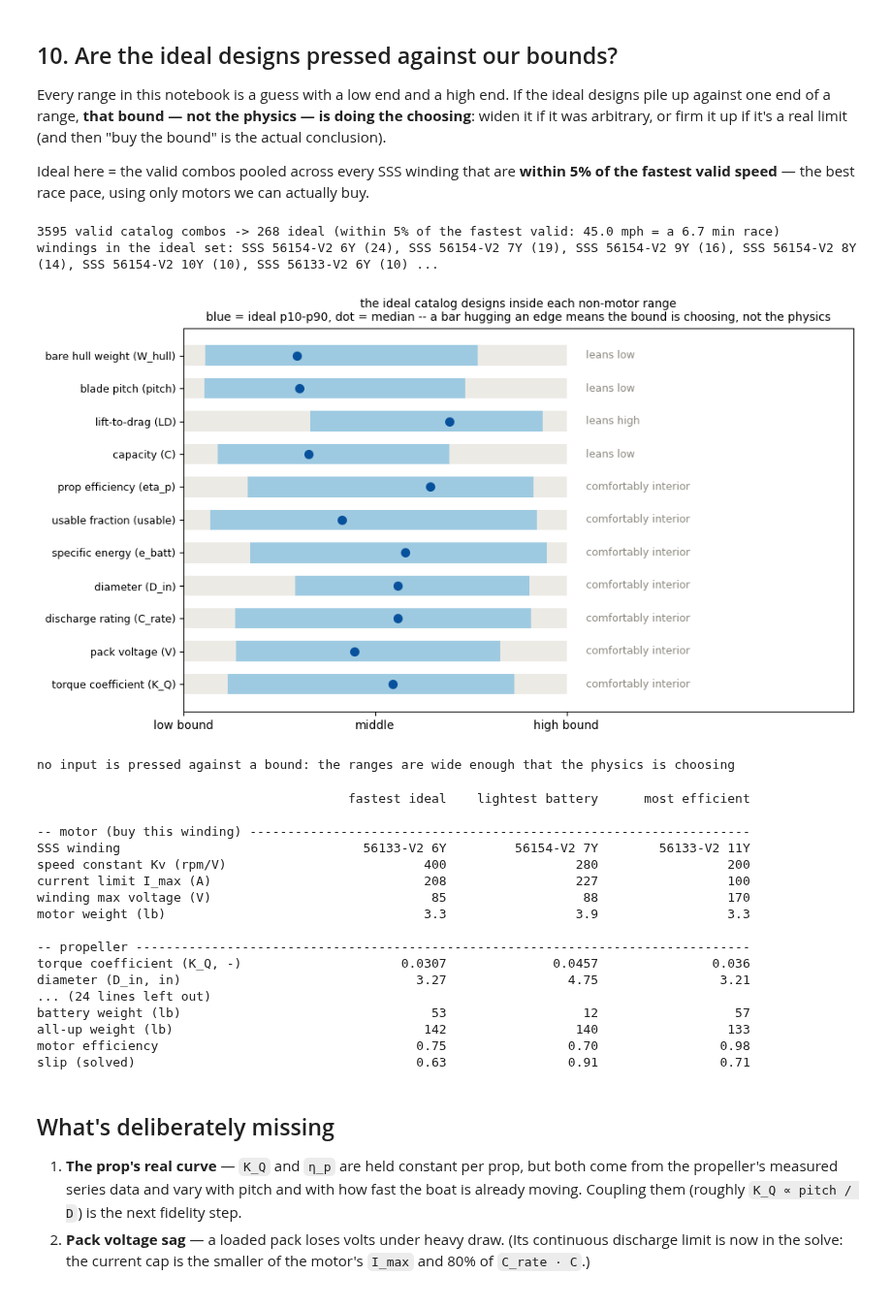
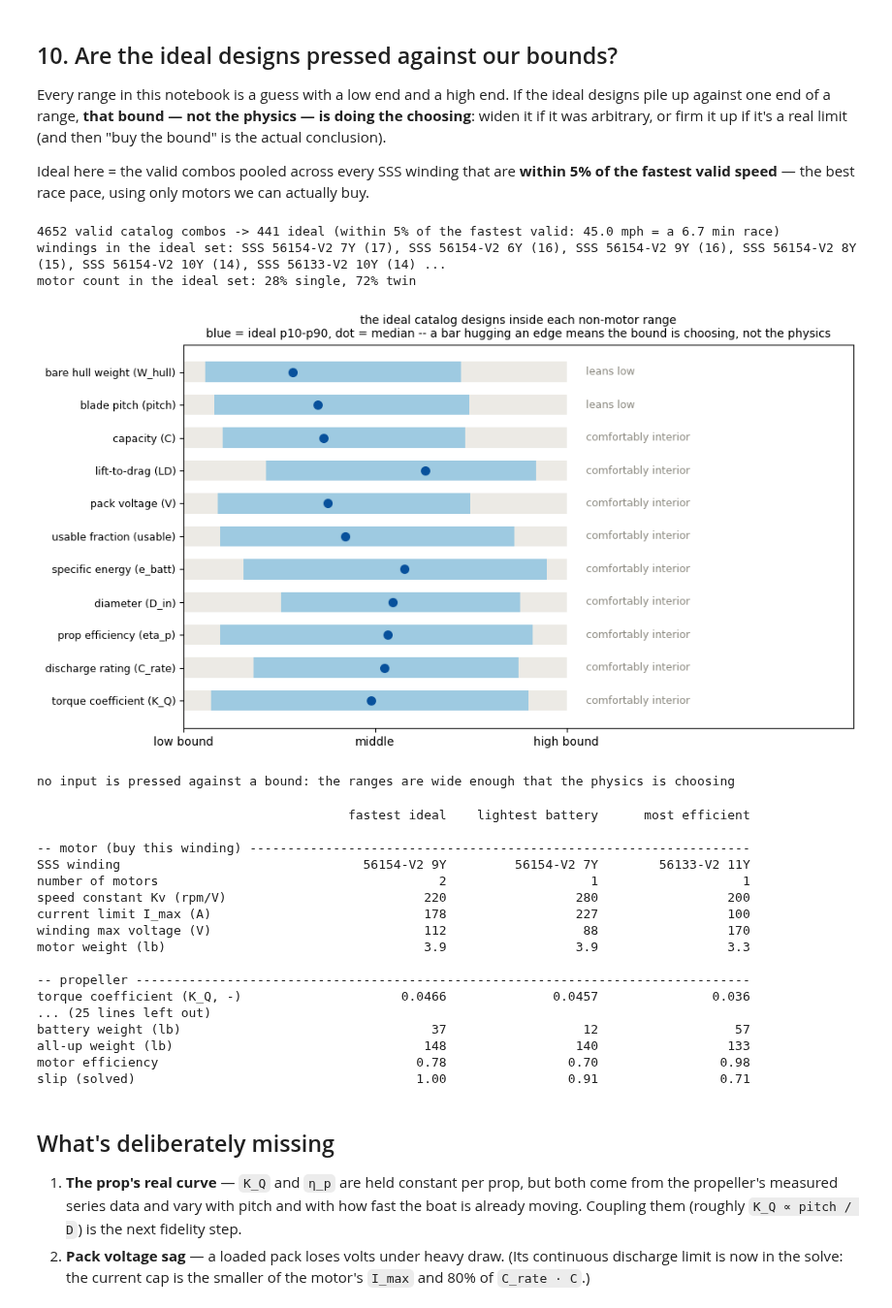
Before and after one commit to MarMar888/haav-modeling, a Jupyter notebook: willmarley.ipynb, the cells around one changed output. Shown at 97% size. Cells and saved outputs as stored; diff of their text form; code cells hidden in the pictures.

```diff
--- a/willmarley.ipynb
+++ b/willmarley.ipynb
@@ -515,9 +521,10 @@ plt.tight_layout(); plt.show()
 # %% [output]
 [figure]
 # %%
-# one panel per input: sweep it across its range, everything else held mid-range
+# one panel per input: sweep it across its range, everything else held mid-range (one motor)
+SWEEP_KEYS = [k for k in BOUNDS if k != "n_motors"]
 fig, axes = plt.subplots(4, 4, figsize=(12, 10), sharey=True)
-for key, ax in zip(BOUNDS, axes.flat):
+for key, ax in zip(SWEEP_KEYS, axes.flat):
     lo, hi = BOUNDS[key]
     xs = np.linspace(lo, hi, 60)
     res = [solve(**{key: x}) for x in xs]
@@ -528,7 +535,7 @@ for key, ax in zip(BOUNDS, axes.flat):
         ax.plot(xs[lim], ys[lim], ".", color="tab:orange", ms=4)
     ax.set_title(f"{key} ({UNITS[key]})", fontsize=10)
     ax.grid(alpha=0.3)
-for ax in axes.flat[len(BOUNDS):]:
+for ax in axes.flat[len(SWEEP_KEYS):]:
     ax.axis("off")
 for ax in axes[:, 0]:
     ax.set_ylabel("speed (mph)")
@@ -582,6 +589,7 @@ outcome, and the `V` and `C` rows show their double lives from the map playing o
 rng = np.random.default_rng(0)
 N = 20000
 samples = {k: rng.uniform(lo, hi, N) for k, (lo, hi) in BOUNDS.items()}
+samples["n_motors"] = rng.integers(1, 3, N).astype(float)  # a discrete choice: one or two
 runs = [steady_state(**{k: samples[k][i] for k in BOUNDS}) for i in range(N)]
 OUT = {"speed (mph)": "mph", "runtime (min)": "minutes", "amps (A)": "I", "weight (lb)": "W"}
 outs = {label: np.array([r[key] for r in runs]) for label, key in OUT.items()}
@@ -675,8 +683,12 @@ all 6 at once -> the VALID space: 0.8% of samples (158 designs)
 if not valid.any():
     print("no valid designs: loosen REQS/SANITY or widen the input ranges, then re-run")
 else:
+    two = samples["n_motors"][valid] > 1.5
+    print(f"motor count among valid designs: {1 - two.mean():.0%} single, {two.mean():.0%} twin")
     rows = []
     for k in BOUNDS:
+        if k == "n_motors":
+            continue
         lo, hi = BOUNDS[k]
         p = (samples[k][valid] - lo) / (hi - lo)
         q10, q50, q90 = np.percentile(p, [10, 50, 90])
@@ -774,11 +787,13 @@ NON_MOTOR = [k for k in BOUNDS if k not in MOTOR_BOUNDS]
 Nm = 2000
 rng2 = np.random.default_rng(1)
 sub = {k: rng2.uniform(*BOUNDS[k], Nm) for k in NON_MOTOR}
+sub["n_motors"] = rng2.integers(1, 3, Nm).astype(float)
 
 def run_winding(m):
     res = []
     for i in range(Nm):
         p = {k: sub[k][i] for k in NON_MOTOR}
+        p["n_motors"] = sub["n_motors"][i]
         p["V"] = min(p["V"], m["v_max"])  # buy a pack the winding can take
         r = steady_state(Kv=m["Kv"], R=m["R"], I0=m["I0"], I_max=m["I_max"], W_motor=m["W_motor"], **p)
         r["ok"] = (r["mph"] >= REQS["min_speed_mph"]
@@ -890,6 +905,8 @@ print(f"{len(CAT_VALID)} valid catalog combos -> {len(IDEAL)} ideal (within 5% o
 mix = Counter(d["name"] for d in IDEAL).most_common()
 print("windings in the ideal set: " + ", ".join(f"{n} ({c})" for n, c in mix[:6])
       + (" ..." if len(mix) > 6 else ""))
+two_i = np.array([d["inputs"]["n_motors"] for d in IDEAL]) > 1.5
+print(f"motor count in the ideal set: {1 - two_i.mean():.0%} single, {two_i.mean():.0%} twin")
 print()
 
 rows = []
@@ -912,36 +929,37 @@ for i, (k, q10, q50, q90) in enumerate(rows):
     y = len(rows) - 1 - i
     ax.barh(y, 1.0, left=0, height=0.62, color="#eceae5", zorder=1)
     ax.barh(y, q90 - q10, left=q10, height=0.62, color="#9ecae1", zorder=2)
     ax.plot(q50, y, "o", color="#08519c", ms=7, zorder=3)
     text, pinned = verdict(q50)
     ax.text(1.05, y, text, va="center", fontsize=9,
             color="#1a1a19" if pinned else "#8a887f",
             fontweight="bold" if pinned else "normal")
 ax.set_yticks([len(rows) - 1 - i for i in range(len(rows))])
 ax.set_yticklabels([f"{LABELS[k]} ({k})" for k, *_ in rows], fontsize=9)
 ax.set_xlim(0, 1.75); ax.set_xticks([0, 0.5, 1.0])
 ax.set_xticklabels(["low bound", "middle", "high bound"])
 ax.set_title("the ideal catalog designs inside each non-motor range\nblue = ideal p10-p90, dot = median -- a bar hugging an edge means the bound is choosing, not the physics",
              fontsize=10)
 plt.tight_layout(); plt.show()
 
 print()
 pinned_any = False
 for k, q10, q50, q90 in rows:
     text, pinned = verdict(q50)
     if pinned:
         pinned_any = True
         lo, hi = BOUNDS[k]
         med_val = lo + q50 * (hi - lo)
         side = "upper" if q50 >= 0.8 else "lower"
         print(f"{LABELS[k]} ({k}): ideal median {med_val:.3g} {UNITS[k]} -> hugging the {side} "
               f"bound ({lo:g}..{hi:g}): widen it if it was a guess, or buy the bound if it's real")
 if not pinned_any:
     print("no input is pressed against a bound: the ranges are wide enough that the physics is choosing")
 # %% [output]
-3595 valid catalog combos -> 268 ideal (within 5% of the fastest valid: 45.0 mph = a 6.7 min race)
-windings in the ideal set: SSS 56154-V2 6Y (24), SSS 56154-V2 7Y (19), SSS 56154-V2 9Y (16), SSS 56154-V2 8Y (14), SSS 56154-V2 10Y (10), SSS 56133-V2 6Y (10) ...
+4652 valid catalog combos -> 441 ideal (within 5% of the fastest valid: 45.0 mph = a 6.7 min race)
+windings in the ideal set: SSS 56154-V2 7Y (17), SSS 56154-V2 6Y (16), SSS 56154-V2 9Y (16), SSS 56154-V2 8Y (15), SSS 56154-V2 10Y (14), SSS 56133-V2 10Y (14) ...
+motor count in the ideal set: 28% single, 72% twin
-[figure, old version]
+[figure, new version]
 no input is pressed against a bound: the ranges are wide enough that the physics is choosing
 # %%
 # the shopping lists: three concrete ideal designs -- all race-pace, differing in cost of carry
@@ -968,6 +986,7 @@ def sec(title):
 row("", PICKS)
 sec("motor (buy this winding)")
 row("SSS winding", [d["name"].replace("SSS ", "") for d in PICKS.values()])
+row("number of motors", [f"{d['inputs']['n_motors']:.0f}" for d in PICKS.values()])
 row("speed constant Kv (rpm/V)", [f"{m['Kv']:g}" for m, r in details.values()])
 row("current limit I_max (A)", [f"{m['I_max']:g}" for m, r in details.values()])
 row("winding max voltage (V)", [f"{m['v_max']:g}" for m, r in details.values()])
@@ -984,8 +1003,8 @@ for k in HULL_BOUNDS:
 sec("what you get")
 row("speed (mph)", [f"{r['mph']:.1f}" for m, r in details.values()])
 row("runtime (min)", [f"{r['minutes']:.0f}" for m, r in details.values()])
-row("steady current (A)", [f"{r['I']:.0f}" for m, r in details.values()])
-row("volts actually needed (V)", [f"{r['rpm'] / m['Kv'] + r['I'] * m['R']:.1f}" for m, r in details.values()])
+row("steady current, pack (A)", [f"{r['I']:.0f}" for m, r in details.values()])
+row("volts actually needed (V)", [f"{r['rpm'] / m['Kv'] + r['I_1'] * m['R']:.1f}" for m, r in details.values()])
 row("race time (min)", [f"{60 * RACE['miles'] / r['mph']:.1f}" for m, r in details.values()])
 row("battery used in race (Ah)", [f"{r['I'] * RACE['miles'] / r['mph']:.0f}" for m, r in details.values()])
 row("capacity needed w/ reserve (Ah)",
@@ -994,7 +1013,7 @@ row("capacity needed w/ reserve (Ah)",
 row("capacity needed to feed amps (Ah)",
     [f"{r['I'] / (DISCHARGE_DERATE * d['inputs']['C_rate']):.0f}"
      for (m, r), d in zip(details.values(), PICKS.values())])
-row("current ceiling (A)",
+row("current ceiling per motor (A)",
     [f"{r['I_cap']:.0f} ({'pack' if r['pack_capped'] else 'motor'})" for m, r in details.values()])
 row("battery weight (lb)", [f"{r['W_batt']:.0f}" for m, r in details.values()])
 row("all-up weight (lb)", [f"{r['W']:.0f}" for m, r in details.values()])
@@ -1004,20 +1023,20 @@ row("slip (solved)", [f"{r['slip']:.2f}" for m, r in details.values()])
                                          fastest ideal    lightest battery      most efficient
 
 -- motor (buy this winding) ------------------------------------------------------------------
-SSS winding                                56133-V2 6Y         56154-V2 7Y        56133-V2 11Y
-speed constant Kv (rpm/V)                          400                 280                 200
-current limit I_max (A)                            208                 227                 100
-winding max voltage (V)                             85                  88                 170
-motor weight (lb)                                  3.3                 3.9                 3.3
+SSS winding                                56154-V2 9Y         56154-V2 7Y        56133-V2 11Y
+number of motors                                     2                   1                   1
+speed constant Kv (rpm/V)                          220                 280                 200
+current limit I_max (A)                            178                 227                 100
+winding max voltage (V)                            112                  88                 170
+motor weight (lb)                                  3.9                 3.9                 3.3
 
 -- propeller ---------------------------------------------------------------------------------
-torque coefficient (K_Q, -)                     0.0307              0.0457               0.036
-diameter (D_in, in)                               3.27                4.75                3.21
-... (24 lines left out)
-battery weight (lb)                                 53                  12                  57
-all-up weight (lb)                                 142                 140                 133
-motor efficiency                                  0.75                0.70                0.98
-slip (solved)                                     0.63                0.91                0.71
+torque coefficient (K_Q, -)                     0.0466              0.0457               0.036
+... (25 lines left out)
+battery weight (lb)                                 37                  12                  57
+all-up weight (lb)                                 148                 140                 133
+motor efficiency                                  0.78                0.70                0.98
+slip (solved)                                     1.00                0.91                0.71
 # %% [markdown]
 ## What's deliberately missing
 
```
Also changed, not shown: parts of 11 cells of this notebook, 3 other files.
